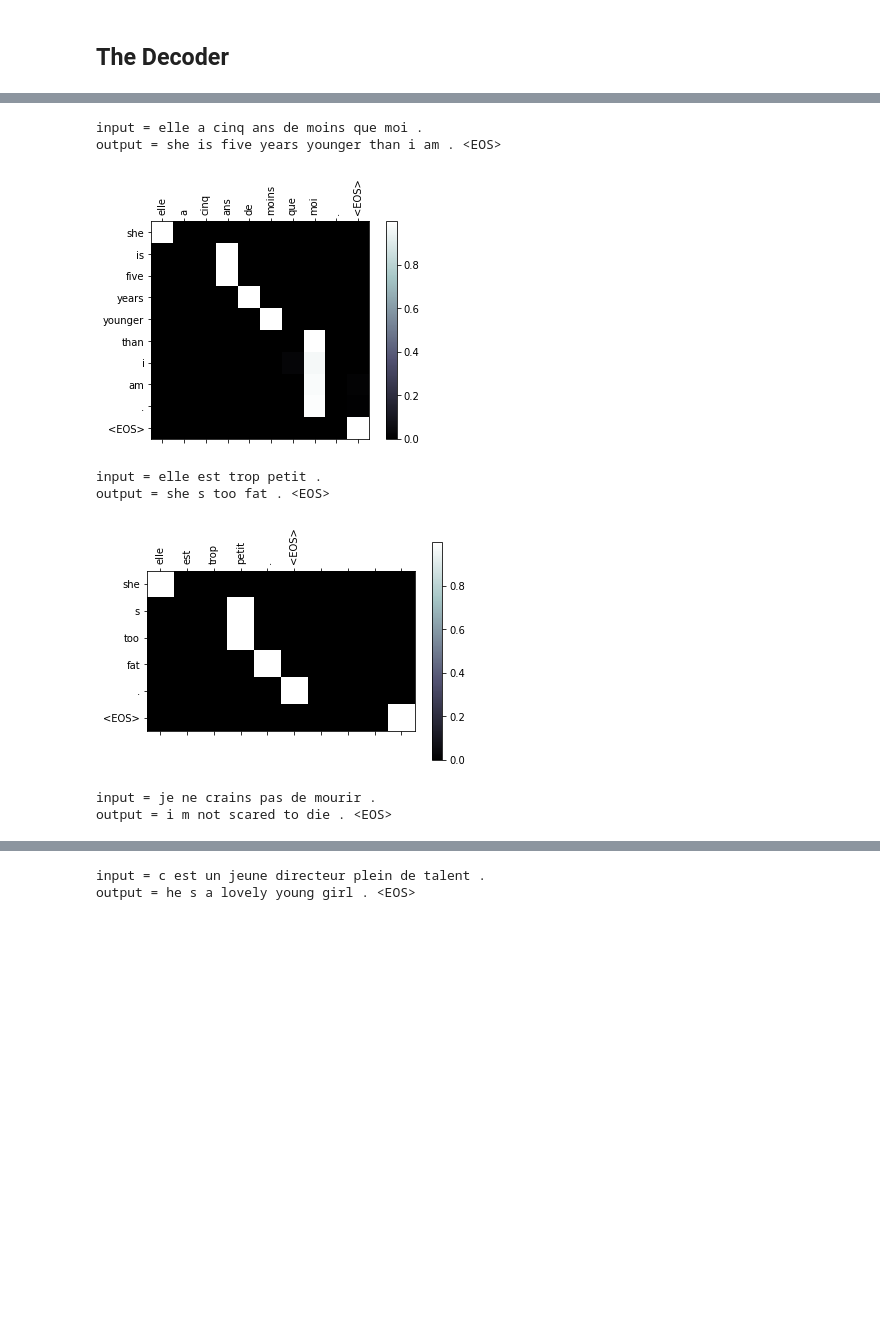
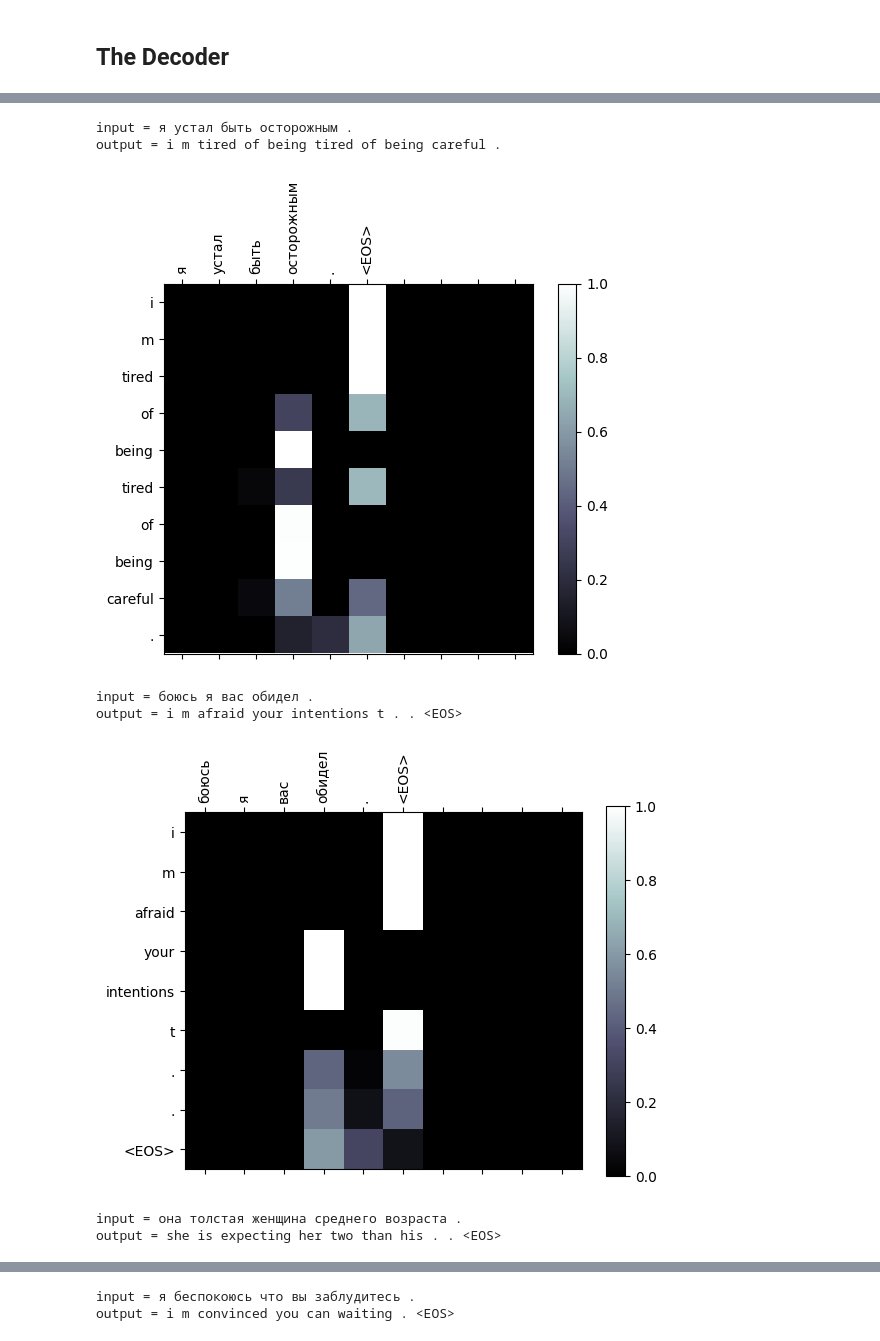
Before and after one commit to AlexBorealis/netology_dll_hw, a Jupyter notebook: kozlov_hw_7_dll.ipynb, the cells around one changed output, grey strips where cells are left out. Drawn from its saved outputs; the diff is of its cells as text; code cells hidden in the pictures; blank space fills up the shorter version.

```diff
--- a/kozlov_hw_7_dll.ipynb
+++ b/kozlov_hw_7_dll.ipynb
@@ -98,7 +133,7 @@ def readLangs(lang1, lang2, reverse=False):
         read().strip().split('\n')
 
     # Split every line into pairs and normalize
-    pairs = [[normalizeString(s) for s in l.split('\t')] for l in lines]
+    pairs = [[normalizeString(s) for s in l.split('\t')][:2] for l in lines]
 
     # Reverse pairs, make Lang instances
     if reverse:
@@ -147,7 +182,7 @@ def prepareData(lang1, lang2, reverse=False):
     return input_lang, output_lang, pairs
 
 
-input_lang, output_lang, pairs = prepareData('eng', 'fra', True)
+input_lang, output_lang, pairs = prepareData('eng', 'rus', True)
 print(random.choice(pairs))
 # %% [output]
 Reading lines...
@@ -400,7 +466,8 @@ def evaluateRandomly(encoder, decoder, n=10):
 # %%
 hidden_size = 256
-encoder1 = EncoderRNN(input_lang.n_words, hidden_size).to(device)
-attn_decoder1 = AttnDecoderRNN(hidden_size, output_lang.n_words, dropout_p=0.1).to(device)
 
-trainIters(encoder1, attn_decoder1, 75000, print_every=5000)
+encoder_dot = EncoderRNN(input_lang.n_words, hidden_size, num_layers=1, model_type="GRU").to(device)
+decoder_dot = AttnDecoderRNN(hidden_size, output_lang.n_words, dropout_p=0.1, num_layers=1, model_type="GRU", attn_type="dot").to(device)
+
+trainIters(encoder_dot, decoder_dot, 150000, name="dot_product_attn_GRU_1_layer.png", batch_size=1, print_every=10000, plot_every=5000)
 # %% [output]
@@ -442,5 +488,0 @@ evaluateRandomly(encoder1, attn_decoder1)
-# %%
-output_words, attentions = evaluate(
-    encoder1, attn_decoder1, "je suis trop froid .")
-plt.matshow(attentions.numpy())
-plt.show()
@@ -449,44 +509,44 @@ plt.show()
 # %%
 def showAttention(input_sentence, output_words, attentions):
     # Set up figure with colorbar
     fig = plt.figure()
     ax = fig.add_subplot(111)
     cax = ax.matshow(attentions.numpy(), cmap='bone')
     fig.colorbar(cax)
 
+    ax.set_xticks(range(len(input_sentence.split(' ')) + 1))
+    ax.set_yticks(range(len(output_words)))
+
     # Set up axes
-    ax.set_xticklabels([''] + input_sentence.split(' ') +
-                       ['<EOS>'], rotation=90)
-    ax.set_yticklabels([''] + output_words)
+    ax.set_xticklabels(input_sentence.split(' ') + ['<EOS>'], rotation=90)
+    ax.set_yticklabels(output_words)
 
     # Show label at every tick
     ax.xaxis.set_major_locator(ticker.MultipleLocator(1))
     ax.yaxis.set_major_locator(ticker.MultipleLocator(1))
 
     plt.show()
 
 
-def evaluateAndShowAttention(input_sentence):
-    output_words, attentions = evaluate(
-        encoder1, attn_decoder1, input_sentence)
+def evaluateAndShowAttention(encoder, decoder, input_sentence):
+    output_words, attentions = evaluate(encoder, decoder, input_sentence)
     print('input =', input_sentence)
     print('output =', ' '.join(output_words))
     showAttention(input_sentence, output_words, attentions)
 
+evaluateAndShowAttention(encoder_dot, decoder_dot, "я устал быть осторожным .")
 
-evaluateAndShowAttention("elle a cinq ans de moins que moi .")
+evaluateAndShowAttention(encoder_dot, decoder_dot, "боюсь я вас обидел .")
 
-evaluateAndShowAttention("elle est trop petit .")
+evaluateAndShowAttention(encoder_dot, decoder_dot, "она толстая женщина среднего возраста .")
 
-evaluateAndShowAttention("je ne crains pas de mourir .")
-
-evaluateAndShowAttention("c est un jeune directeur plein de talent .")
+evaluateAndShowAttention(encoder_dot, decoder_dot, "я беспокоюсь что вы заблудитесь .")
 # %% [output]
-input = elle a cinq ans de moins que moi .
-output = she is five years younger than i am . <EOS>
+input = я устал быть осторожным .
+output = i m tired of being tired of being careful .
-[figure, old version]
+[figure, new version]
-input = elle est trop petit .
-output = she s too fat . <EOS>
+input = боюсь я вас обидел .
+output = i m afraid your intentions t . . <EOS>
-[figure, old version]
+[figure, new version]
-input = je ne crains pas de mourir .
-output = i m not scared to die . <EOS>
+input = она толстая женщина среднего возраста .
+output = she is expecting her two than his . . <EOS>
@@ -494,2 +554,2 @@ output = i m not scared to die . <EOS>
-input = c est un jeune directeur plein de talent .
-output = he s a lovely young girl . <EOS>
+input = я беспокоюсь что вы заблудитесь .
+output = i m convinced you can waiting . <EOS>
```
Also changed, not shown: parts of 31 cells of this notebook.
